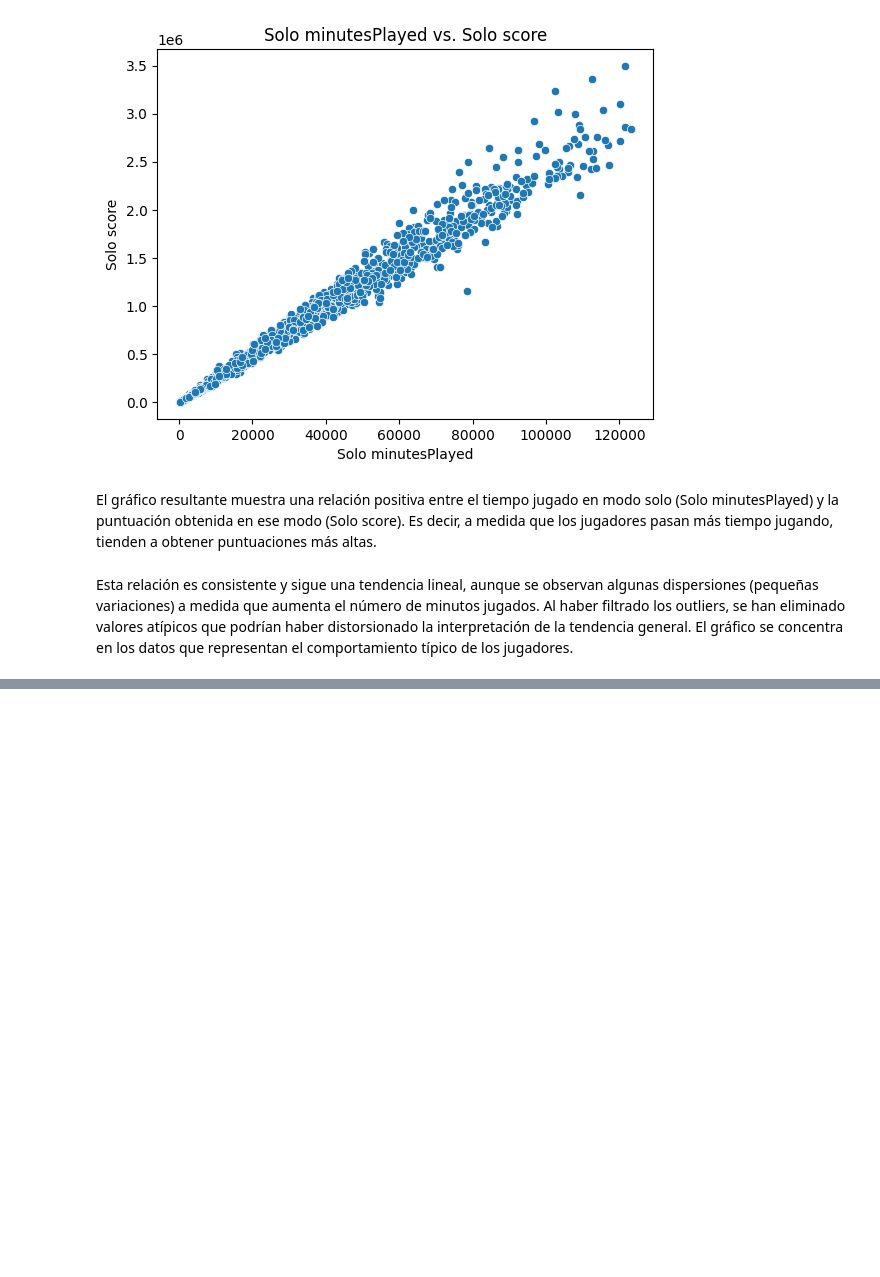
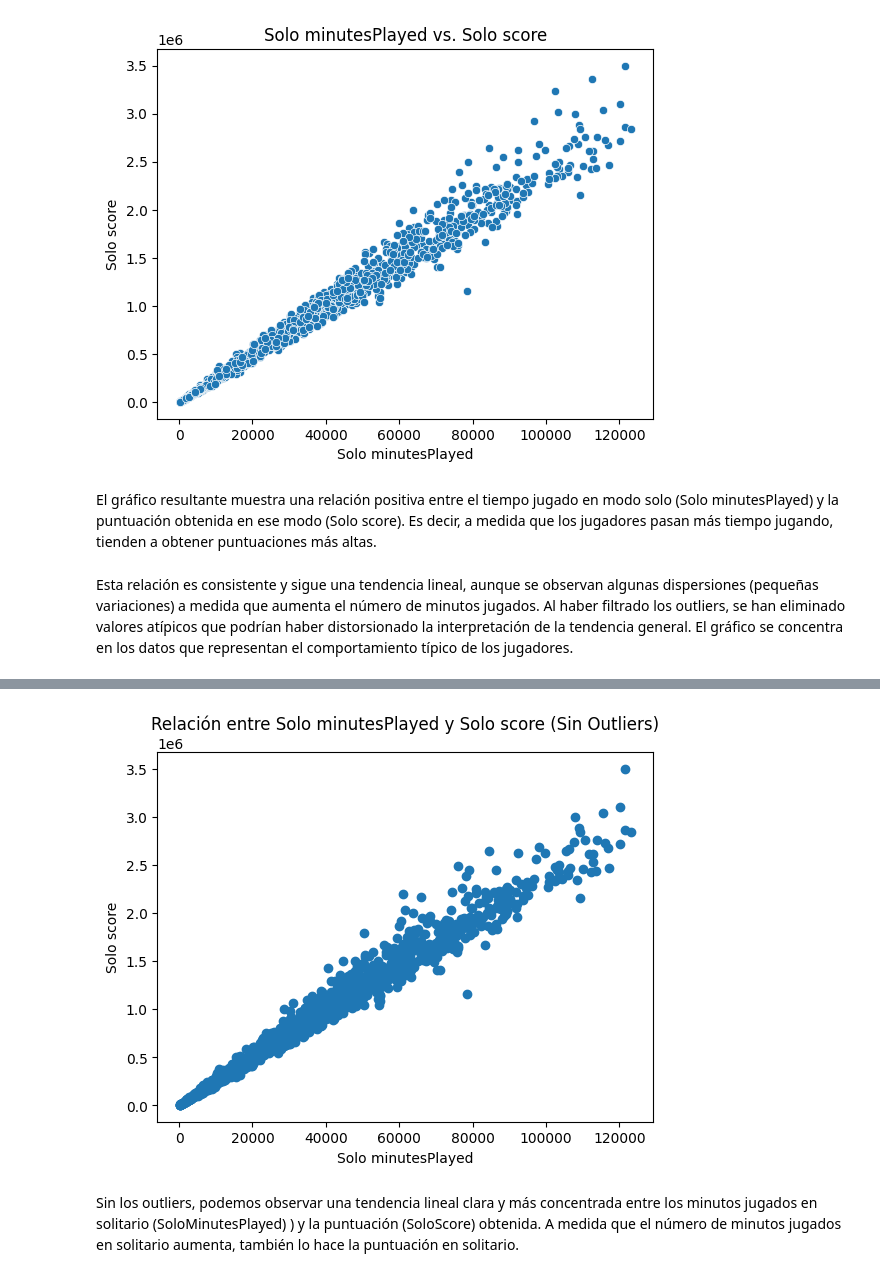
Before and after one commit to Perrogamer777/fortnite-machine, a Jupyter notebook: notebooks/note_fortinaiti.ipynb, the cells around one changed output, grey strips where cells are left out. Cells and saved outputs as stored; diff of their text form; code cells hidden in the pictures; blank space fills up the shorter version.

```diff
--- a/notebooks/note_fortinaiti.ipynb
+++ b/notebooks/note_fortinaiti.ipynb
@@ -462,0 +533,25 @@ Al haber filtrado los outliers, se han eliminado valores atípicos que podrían
+# %%
+# Cálculo del IQR para Solo minutesPlayed
+Q1_minutes = df['Solo minutesPlayed'].quantile(0.25)
+Q3_minutes = df['Solo minutesPlayed'].quantile(0.75)
+IQR_minutes = Q3_minutes - Q1_minutes
+
+# Cálculo del IQR para Solo kills
+Q1_kills = df['Solo kills'].quantile(0.25)
+Q3_kills = df['Solo kills'].quantile(0.75)
+IQR_kills = Q3_kills - Q1_kills
+
+# Definir límites para Solo minutesPlayed
+lower_bound_minutes = Q1_minutes - 1.5 * IQR_minutes
+upper_bound_minutes = Q3_minutes + 1.5 * IQR_minutes
+
+# Definir límites para Solo kills
+lower_bound_kills = Q1_kills - 1.5 * IQR_kills
+upper_bound_kills = Q3_kills + 1.5 * IQR_kills
+
+# Filtrar datos para eliminar outliers
+df_sin_outliers = df[(df['Solo minutesPlayed'] >= lower_bound_minutes) & (df['Solo minutesPlayed'] <= upper_bound_minutes) &
+                     (df['Solo kills'] >= lower_bound_kills) & (df['Solo kills'] <= upper_bound_kills)]
+
+# Mostrar los datos sin outliers
+print(df_sin_outliers)
@@ -463,3 +627,13 @@ Al haber filtrado los outliers, se han eliminado valores atípicos que podrían
+# %%
+plt.scatter(df_sin_outliers['Solo minutesPlayed'], df_sin_outliers['Solo score'])
+plt.xlabel('Solo minutesPlayed')
+plt.ylabel('Solo score')
+plt.title('Relación entre Solo minutesPlayed y Solo score (Sin Outliers)')
+plt.show()
+# %% [output]
+[figure, added]
+# %% [markdown]
+Sin los outliers, podemos observar una tendencia lineal clara y más concentrada entre los minutos jugados en solitario (SoloMinutesPlayed) ) y la puntuación (SoloScore) obtenida. A medida que el número de minutos jugados en solitario aumenta, también lo hace la puntuación en solitario.
 # %% [markdown]
 <a style='text-decoration:none;line-height:16px;display:flex;color:#5B5B62;padding:10px;justify-content:end;' href='https://deepnote.com?utm_source=created-in-deepnote-cell&projectId=99ffd8e9-2009-4fc4-a5e5-0dd7b64a5eaa' target="_blank">
 <img alt='Created in deepnote.com' style='display:inline;max-height:16px;margin:0px;margin-right:7.5px;' src='embedded-picture-1' > </img>
```
Also changed, not shown: parts of 21 cells of this notebook, 4 other files.
